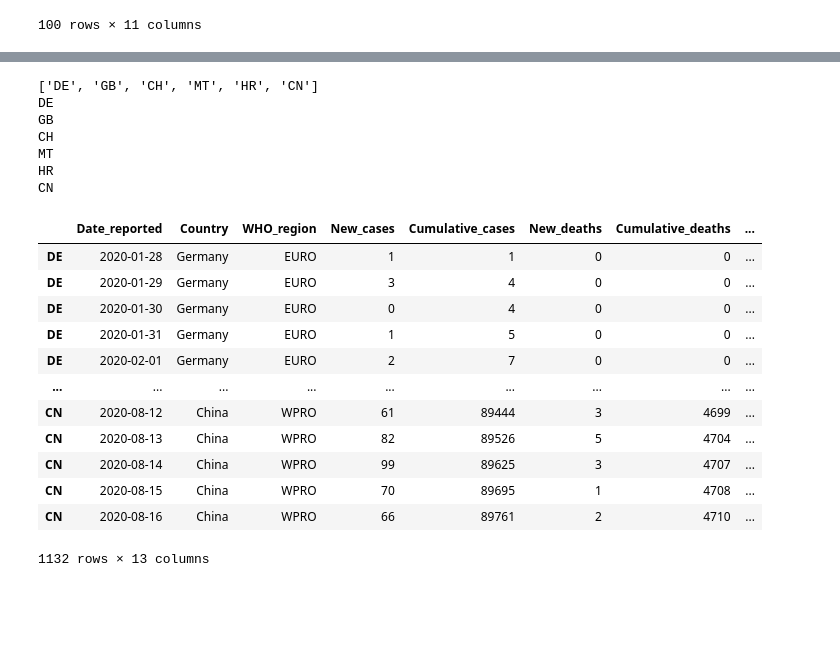
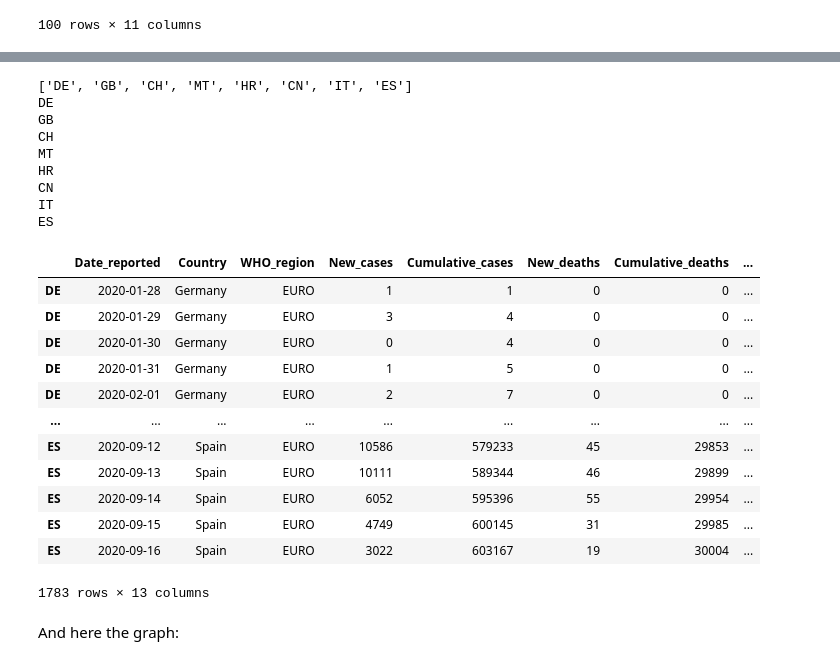
Before and after one commit to mdebono/covid-sandbox, a Jupyter notebook: index.ipynb, the cells around one changed output, grey strips where cells are left out. Saved outputs shown, nothing was run; the diff lists cells and outputs as text; code cells hidden in the pictures; blank space fills up the shorter version.

```diff
--- a/index.ipynb
+++ b/index.ipynb
@@ -0,0 +9,2 @@
+# %%
+countries = ['DE', 'GB', 'CH', 'MT', 'HR', 'CN', 'IT', 'ES']
@@ -51,5 +75,14 @@ API_SP.POP.TOTL_DS2_en_csv_v2_1308146.csv
 # %%
-country_codes = pd.read_csv('https://datahub.io/core/country-codes/r/country-codes.csv')
+# We do a try/catch since datahub.io is not reliable
+try:
+    country_codes = pd.read_csv('https://datahub.io/core/country-codes/r/country-codes.csv')
+    print("datahub.io works")
+except:
+    print("datahub.io is down, trying https://gist.github.com/radcliff/f09c0f88344a7fcef373 ...")
+    country_codes = pd.read_csv('https://gist.githubusercontent.com/radcliff/f09c0f88344a7fcef373/raw/2753c482ad091c54b1822288ad2e4811c021d8ec/wikipedia-iso-country-codes.csv')
+    country_codes = country_codes.rename(columns={'Alpha-2 code':'ISO3166-1-Alpha-2', 'Alpha-3 code':'ISO3166-1-Alpha-3'})
+    print("gist.github.com works")
+
 country_codes = country_codes.set_index('ISO3166-1-Alpha-2')
 country_codes = country_codes[['ISO3166-1-Alpha-3']]
 
@@ -114,7 +159,4 @@ covid.head(100)
 # %%
-# countries = ['DE', 'GB', 'CH', 'MT', 'HR', 'US', 'BR', 'CN']
-countries = ['DE', 'GB', 'CH', 'MT', 'HR', 'CN']
-
 def prep_graph_data(data, countries, plot_column):
     graph_data = pd.DataFrame(data=None, index=pd.Index(data=[],name='Date reported'))
 
@@ -162,47 +211,47 @@ def prev14(country_data, from_date):
     daterange = pd.date_range(end=from_date, periods=14)
     return country_data[country_data['Date_reported'].isin(daterange)]
 
-# countries = covid.index.dropna().unique()
 print(countries)
-# countries = ['MT', 'CH', 'DE', 'HR', 'GB']
 
 new_covid = pd.DataFrame(data=None, columns=covid.columns)
 new_covid['14-day cumulative number of cases'] = []
 
 for country in countries:
     print(country)
     country_data = covid.xs(country)
     country_data = country_data.set_index('Date_reported')
     country_data['Date_reported'] = country_data.index
     country_data['14-day cumulative number of cases'] = country_data.apply(lambda row:sum(prev14(country_data, row['Date_reported'])['New_cases']), axis=1)
     country_data = country_data.set_index('Country_code')
     new_covid = new_covid.append(country_data)
 
-new_covid
-
 new_covid['14-day cumulative number of cases per 100k'] = new_covid['14-day cumulative number of cases'] / (new_covid['Population'] / multiplier_100k)
 new_covid
 # %% [output]
-['DE', 'GB', 'CH', 'MT', 'HR', 'CN']
+['DE', 'GB', 'CH', 'MT', 'HR', 'CN', 'IT', 'ES']
 DE
 GB
 CH
 MT
 HR
 CN
+IT
+ES
 |  | Date_reported | Country | WHO_region | New_cases | Cumulative_cases | New_deaths | Cumulative_deaths | ... |
 | DE | 2020-01-28 | Germany | EURO | 1 | 1 | 0 | 0 | ... |
 | DE | 2020-01-29 | Germany | EURO | 3 | 4 | 0 | 0 | ... |
 | DE | 2020-01-30 | Germany | EURO | 0 | 4 | 0 | 0 | ... |
 | DE | 2020-01-31 | Germany | EURO | 1 | 5 | 0 | 0 | ... |
 | DE | 2020-02-01 | Germany | EURO | 2 | 7 | 0 | 0 | ... |
 | ... | ... | ... | ... | ... | ... | ... | ... | ... |
-| CN | 2020-08-12 | China | WPRO | 61 | 89444 | 3 | 4699 | ... |
-| CN | 2020-08-13 | China | WPRO | 82 | 89526 | 5 | 4704 | ... |
-| CN | 2020-08-14 | China | WPRO | 99 | 89625 | 3 | 4707 | ... |
-| CN | 2020-08-15 | China | WPRO | 70 | 89695 | 1 | 4708 | ... |
-| CN | 2020-08-16 | China | WPRO | 66 | 89761 | 2 | 4710 | ... |
+| ES | 2020-09-12 | Spain | EURO | 10586 | 579233 | 45 | 29853 | ... |
+| ES | 2020-09-13 | Spain | EURO | 10111 | 589344 | 46 | 29899 | ... |
+| ES | 2020-09-14 | Spain | EURO | 6052 | 595396 | 55 | 29954 | ... |
+| ES | 2020-09-15 | Spain | EURO | 4749 | 600145 | 31 | 29985 | ... |
+| ES | 2020-09-16 | Spain | EURO | 3022 | 603167 | 19 | 30004 | ... |
-1132 rows × 13 columns
+1783 rows × 13 columns
+# %% [markdown]
+And here the graph:
 # %%
 cum14data = prep_graph_data(new_covid, countries, '14-day cumulative number of cases per 100k')
 cum14data.plot(figsize=(20,10))
```
Also changed, not shown: parts of 20 cells of this notebook.
